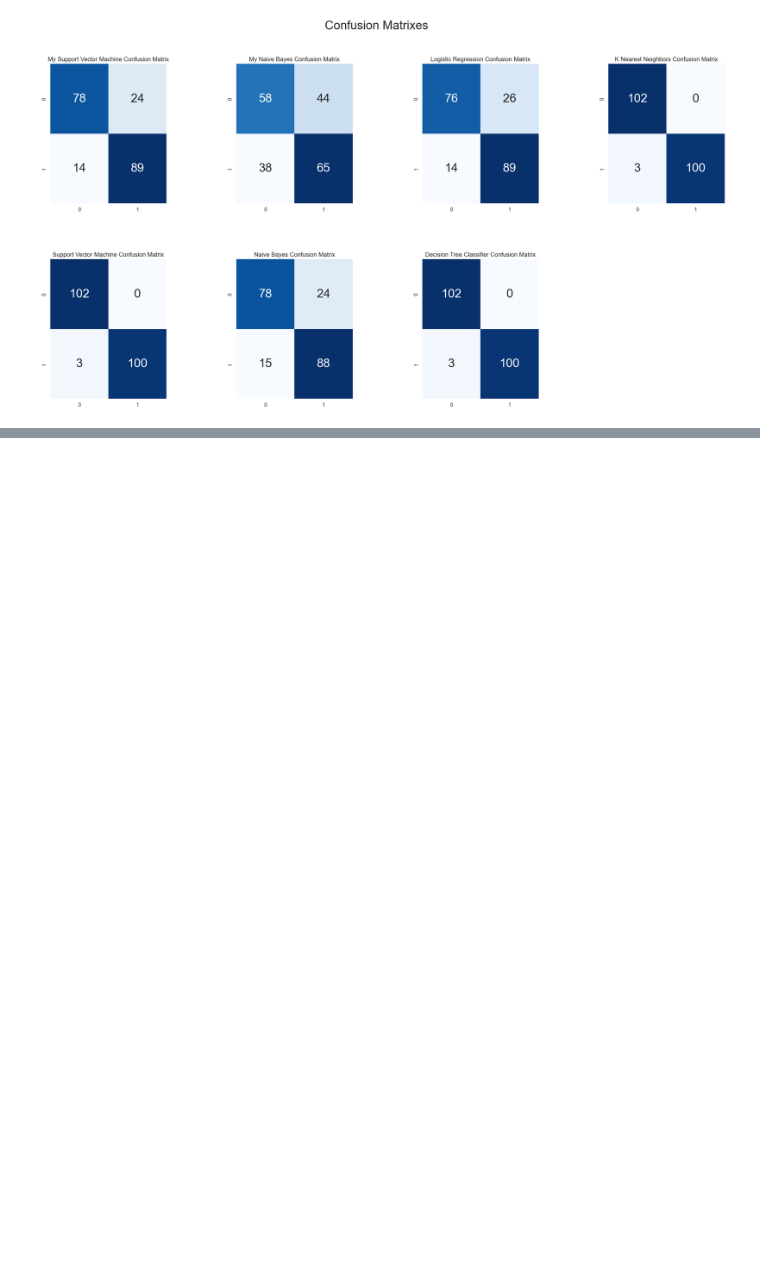
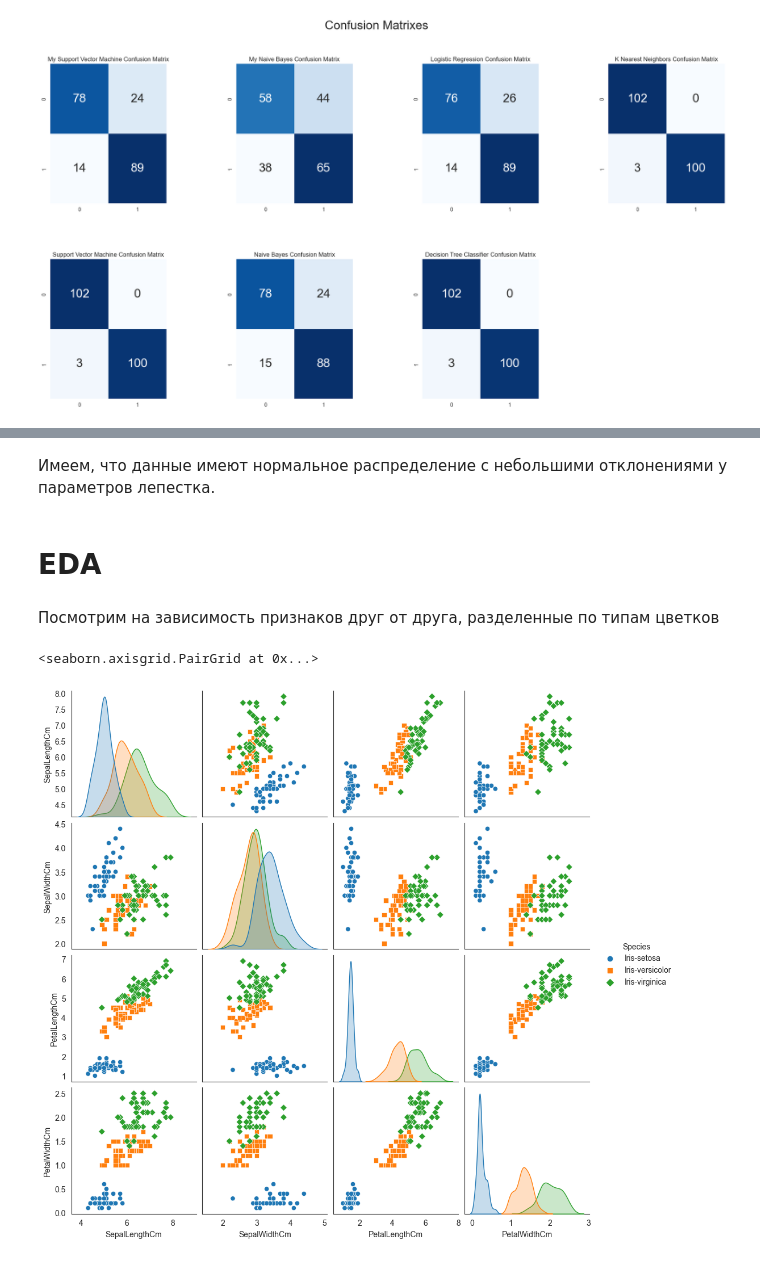
Before and after one commit to bozhnyukAlex/MachineLearning, a Jupyter notebook: tasks/Classification.ipynb, the cells around one changed output, grey strips where cells are left out. Cells and saved outputs as stored; diff of their text form; code cells hidden in the pictures; blank space fills up the shorter version.

```diff
--- a/tasks/Classification.ipynb
+++ b/tasks/Classification.ipynb
@@ -744,0 +825,11 @@ plt.show()
+# %% [markdown]
+Имеем, что данные имеют нормальное распределение с небольшими отклонениями у параметров лепестка.
+# %% [markdown]
+# EDA
+# %% [markdown]
+Посмотрим на зависимость признаков друг от друга, разделенные по типам цветков
+# %%
+sns.pairplot(df, hue='Species', markers=['o', 's', 'D'], vars=['SepalLengthCm', 'SepalWidthCm', 'PetalLengthCm', 'PetalWidthCm'])
+# %% [output]
+<seaborn.axisgrid.PairGrid at 0x...>
+[figure, added]
```
Also changed, not shown: parts of 82 cells of this notebook, 1 other file.
